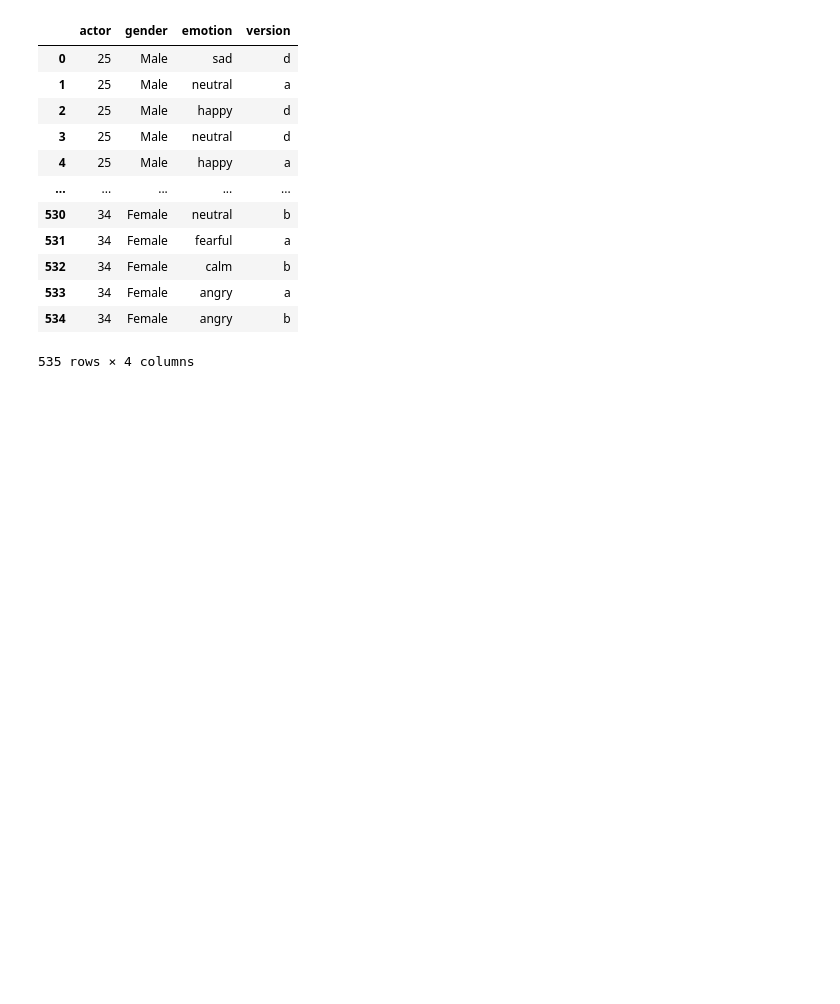
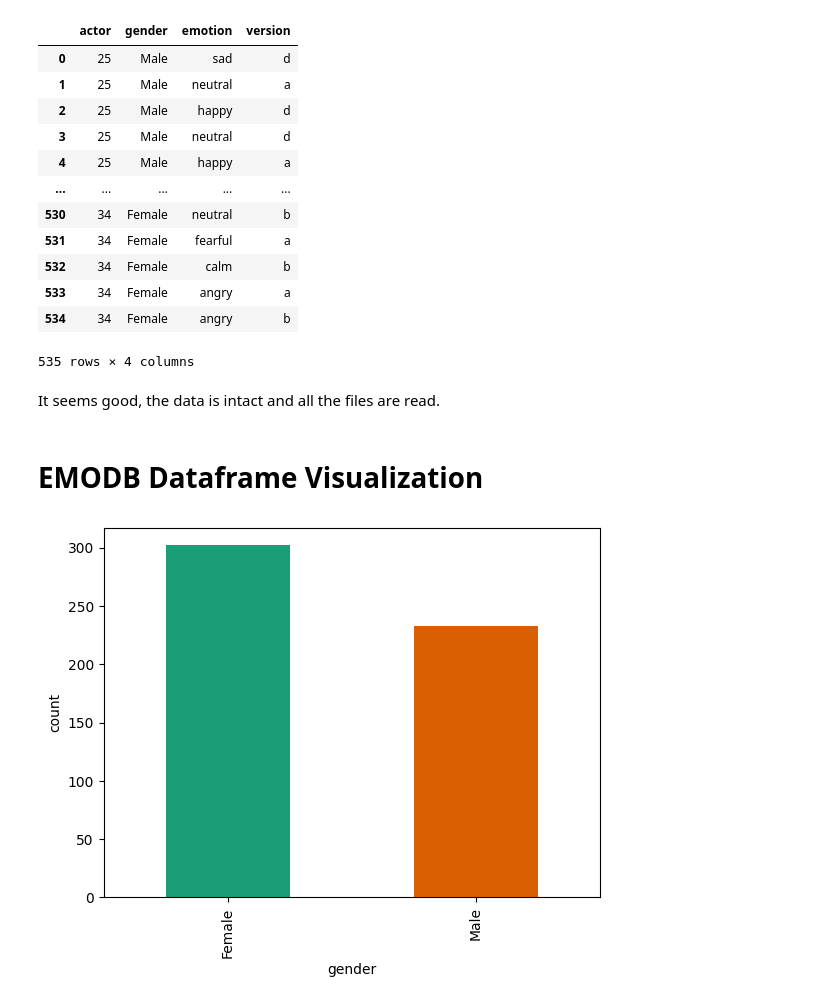
Before and after one commit to manideepvangari/Week-2_Data_Preprocessing, a Jupyter notebook: Week_2_Data_Preprocessing.ipynb, the cells around one changed output. Saved outputs shown, nothing was run; the diff lists cells and outputs as text; code cells hidden in the pictures; blank space fills up the shorter version.

```diff
--- a/Week_2_Data_Preprocessing.ipynb
+++ b/Week_2_Data_Preprocessing.ipynb
@@ -1068,7 +1070,7 @@ Previously I thought that I needed to manually merge the two datasets together a
 # %%
 import os, glob
 
-def refined_EMODB():
+def new_emodb():
   # Create empty arrays to hold each feature
   a, b, c, d = [], [], [], []
   count = 0
@@ -1111,0 +1112,3 @@ emodb_actor, emodb_gender, emodb_version, emodb_emotion = refined_EMODB()
+# %%
+# Define each variable to use for the function
+emodb_actor, emodb_gender, emodb_version, emodb_emotion = new_emodb()
@@ -1126,3 +1131,16 @@ emodb_dataframe
 | 533 | 34 | Female | angry | a |
 | 534 | 34 | Female | angry | b |
 535 rows × 4 columns
+# %% [markdown]
+It seems good, the data is intact and all the files are read.
+# %% [markdown]
+# **EMODB Dataframe Visualization**
+# %%
+import matplotlib.pyplot as py
+import seaborn as sea
+
+emodb_dataframe.groupby('gender').size().plot(kind='bar', stacked=True, color=sea.color_palette('Dark2'))
+py.ylabel('count')
+py.show()
+# %% [output]
+[figure, added]
```
Also changed, not shown: parts of 9 cells of this notebook.
